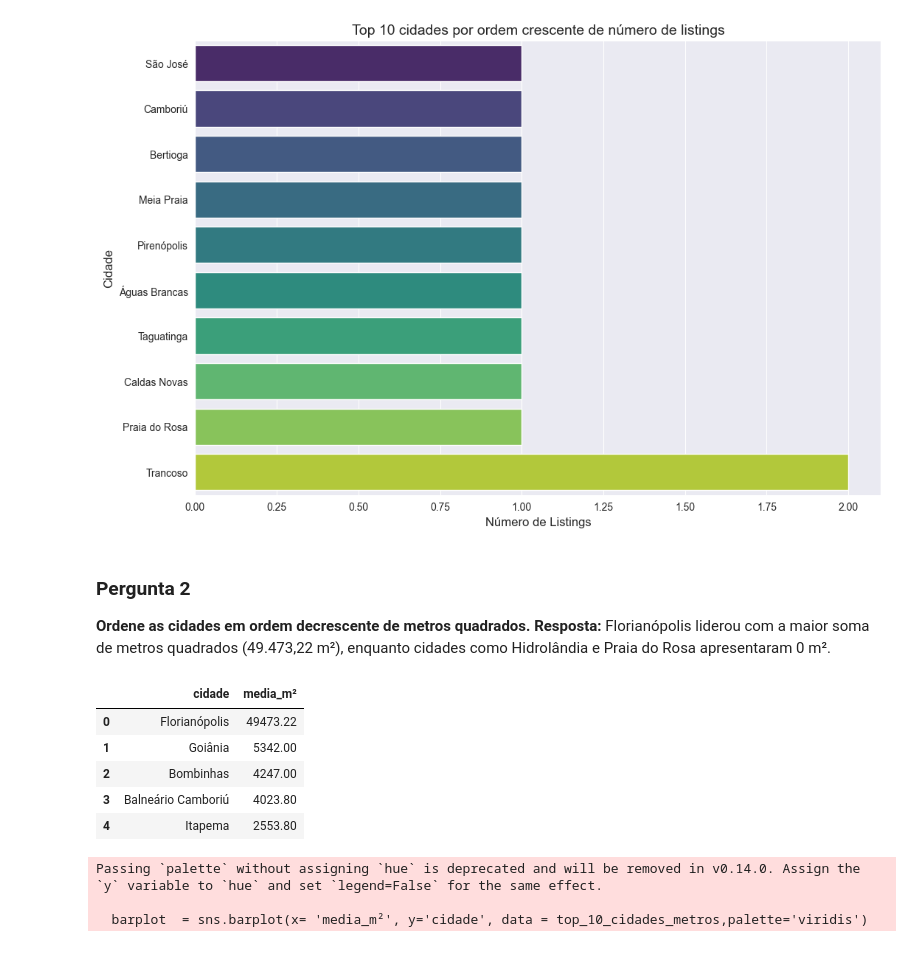
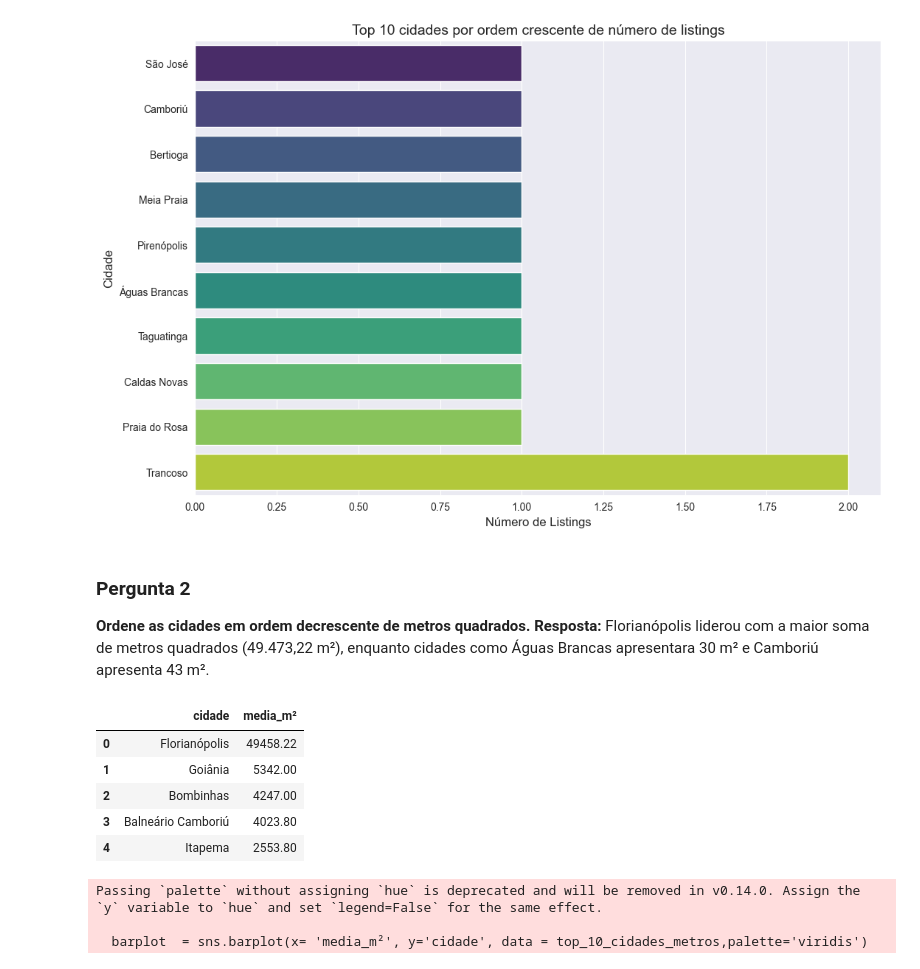
Before and after one commit to IsisAraujo/desafio_pratico_Seazone, a Jupyter notebook: eda_seazone.ipynb, the cells around one changed output. Cells and saved outputs as stored; diff of their text form; code cells hidden in the pictures.

```diff
--- a/eda_seazone.ipynb
+++ b/eda_seazone.ipynb
@@ -94,18 +94,18 @@ Passing `palette` without assigning `hue` is deprecated and will be removed in v
 # %% [markdown]
 ### Pergunta 2
 **Ordene as cidades em ordem decrescente de metros quadrados.**
-**Resposta:** Florianópolis liderou com a maior soma de metros quadrados (49.473,22 m²), enquanto cidades como Hidrolândia e Praia do Rosa apresentaram 0 m².
+**Resposta:** Florianópolis liderou com a maior soma de metros quadrados (49.473,22 m²), enquanto cidades como Águas Brancas apresentara 30 m² e Camboriú apresenta 43 m².
 # %%
 # Pergunta 2: Calculando a soma total de metros quadrados por cidade
-soma_area_cidades = details_df.groupby('city_name')['room_surface_in_m2'].sum().sort_values(ascending=False)
+soma_area_cidades = details_df[details_df['room_surface_in_m2'] > 5].groupby('city_name')['room_surface_in_m2'].sum().sort_values(ascending=False)
 
-#visualizando
+# Visualizando
 soma_area_cidades = soma_area_cidades.reset_index()
 soma_area_cidades.columns = ['cidade', 'media_m²']
 soma_area_cidades.head()
 # %% [output]
 |  | cidade | media_m² |
-| 0 | Florianópolis | 49473.22 |
+| 0 | Florianópolis | 49458.22 |
 | 1 | Goiânia | 5342.00 |
 | 2 | Bombinhas | 4247.00 |
 | 3 | Balneário Camboriú | 4023.80 |
```
Also changed, not shown: parts of 13 cells of this notebook, 3 other files.
